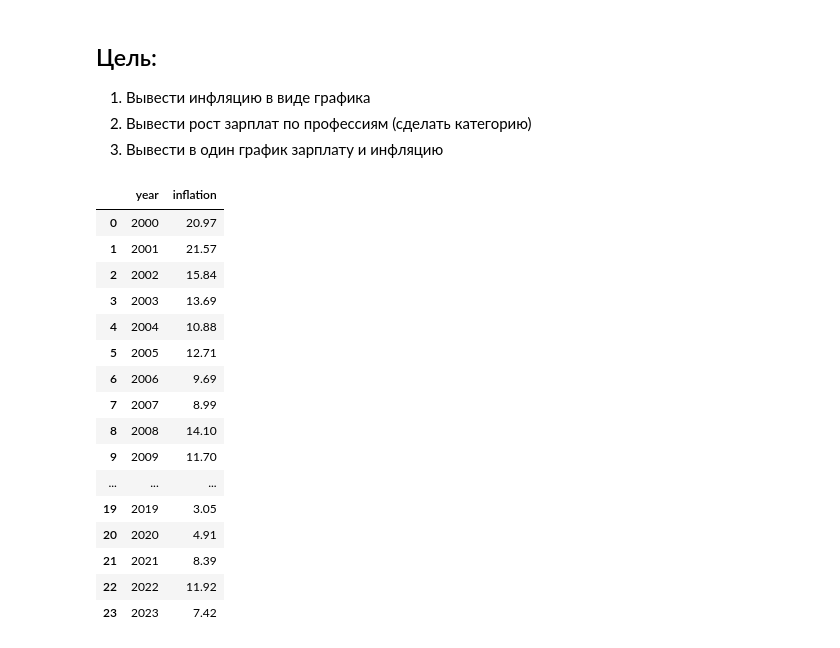
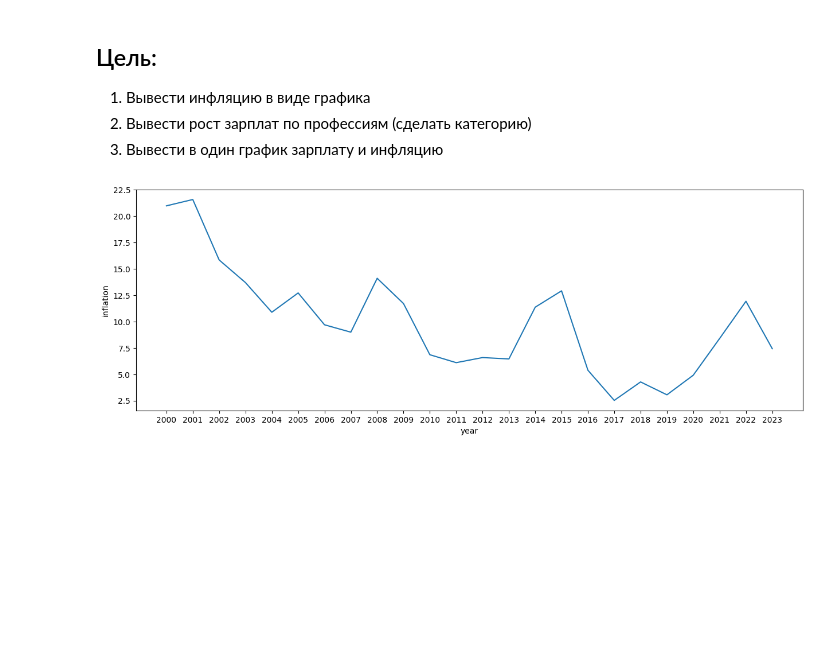
Before and after one commit to vladimir-vova/RevenueAnalyst, a Jupyter notebook: test.ipynb, the cells around one changed output. Drawn from its saved outputs; the diff is of its cells as text; code cells hidden in the pictures; blank space fills up the shorter version.

```diff
--- a/test.ipynb
+++ b/test.ipynb
@@ -63,23 +63,9 @@ cursor.execute(query)
 data = cursor.fetchall()
 cursor.close()
 InfDf = pd.DataFrame(data, columns = ['year', 'inflation'])
-# %%
-InfDf
-# %% [output]
-|  | year | inflation |
-| 0 | 2000 | 20.97 |
-| 1 | 2001 | 21.57 |
-| 2 | 2002 | 15.84 |
-| 3 | 2003 | 13.69 |
-| 4 | 2004 | 10.88 |
-| 5 | 2005 | 12.71 |
-| 6 | 2006 | 9.69 |
-| 7 | 2007 | 8.99 |
-| 8 | 2008 | 14.10 |
-| 9 | 2009 | 11.70 |
-| ... | ... | ... |
-| 19 | 2019 | 3.05 |
-| 20 | 2020 | 4.91 |
-| 21 | 2021 | 8.39 |
-| 22 | 2022 | 11.92 |
-| 23 | 2023 | 7.42 |
+# %%
+plt.figure(figsize=(15,5))
+sns.lineplot(data=InfDf, x="year", y="inflation")
+plt.show()
+# %% [output]
+[figure, added]
```
